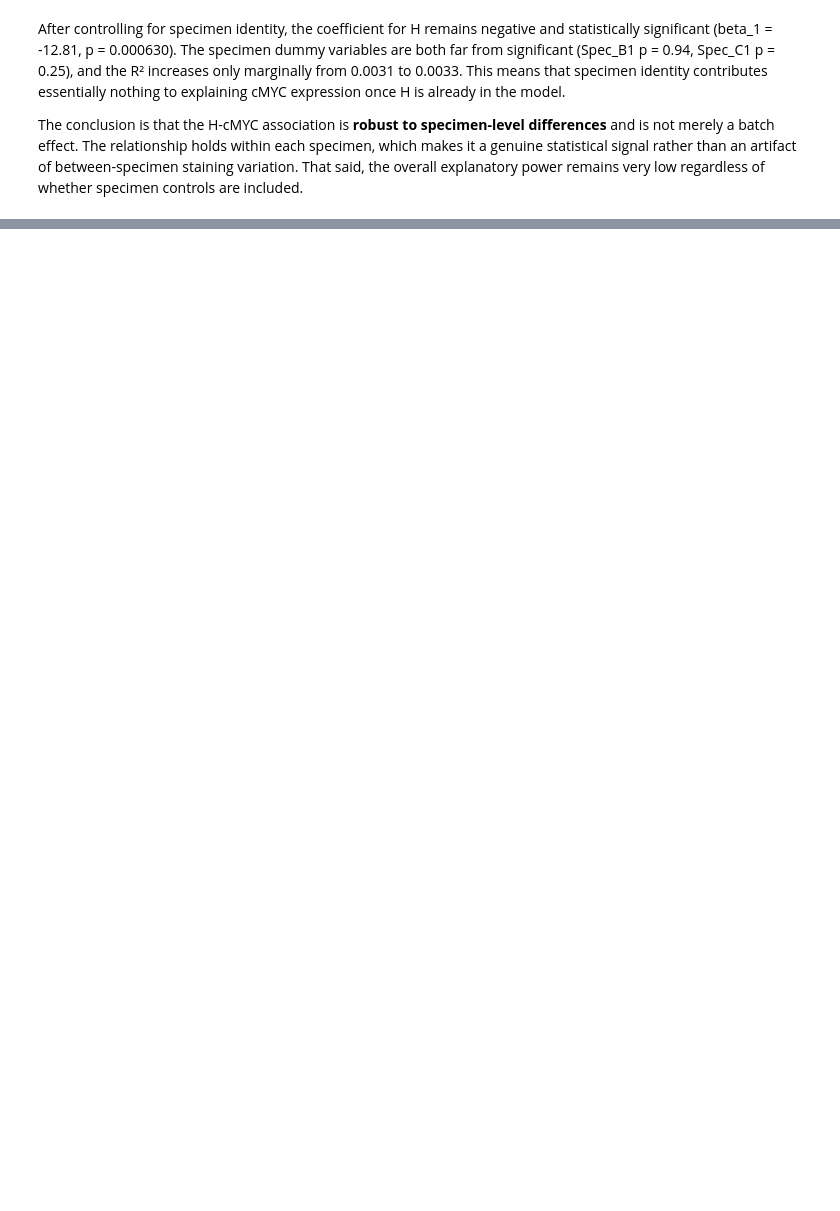
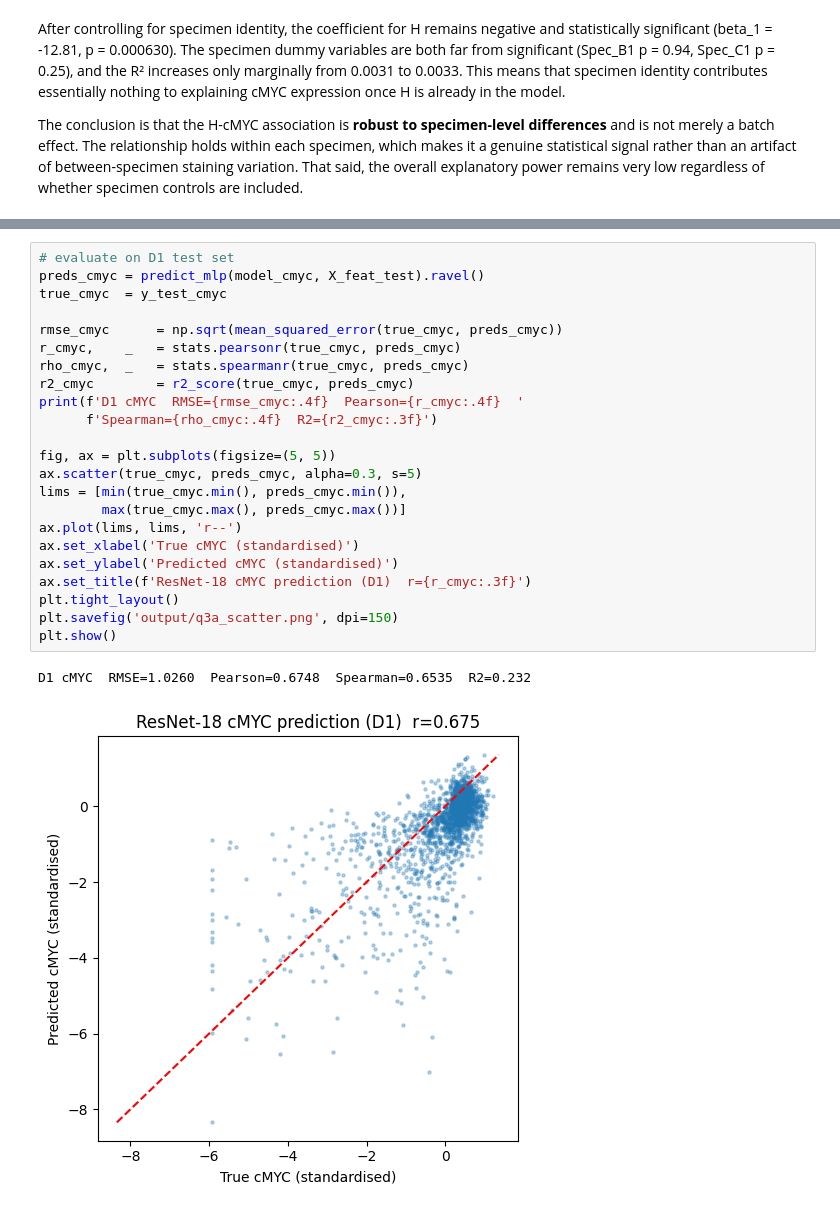
Before and after one commit to yueran-wang-warwick/cs429_assignment2, a Jupyter notebook: CS429_A2_Yueran_Wang.ipynb, the cells around one changed output, grey strips where cells are left out. Drawn from its saved outputs; the diff is of its cells as text; blank space fills up the shorter version.

```diff
--- a/CS429_A2_Yueran_Wang.ipynb
+++ b/CS429_A2_Yueran_Wang.ipynb
@@ -582,0 +1006,26 @@ The conclusion is that the H-cMYC association is **robust to specimen-level diff
+# %%
+# evaluate on D1 test set
+preds_cmyc = predict_mlp(model_cmyc, X_feat_test).ravel()
+true_cmyc  = y_test_cmyc
+
+rmse_cmyc      = np.sqrt(mean_squared_error(true_cmyc, preds_cmyc))
+r_cmyc,    _   = stats.pearsonr(true_cmyc, preds_cmyc)
+rho_cmyc,  _   = stats.spearmanr(true_cmyc, preds_cmyc)
+r2_cmyc        = r2_score(true_cmyc, preds_cmyc)
+print(f'D1 cMYC  RMSE={rmse_cmyc:.4f}  Pearson={r_cmyc:.4f}  '
+      f'Spearman={rho_cmyc:.4f}  R2={r2_cmyc:.3f}')
+
+fig, ax = plt.subplots(figsize=(5, 5))
+ax.scatter(true_cmyc, preds_cmyc, alpha=0.3, s=5)
+lims = [min(true_cmyc.min(), preds_cmyc.min()),
+        max(true_cmyc.max(), preds_cmyc.max())]
+ax.plot(lims, lims, 'r--')
+ax.set_xlabel('True cMYC (standardised)')
+ax.set_ylabel('Predicted cMYC (standardised)')
+ax.set_title(f'ResNet-18 cMYC prediction (D1)  r={r_cmyc:.3f}')
+plt.tight_layout()
+plt.savefig('output/q3a_scatter.png', dpi=150)
+plt.show()
+# %% [output]
+D1 cMYC  RMSE=1.0260  Pearson=0.6748  Spearman=0.6535  R2=0.232
+[figure, added]
```
Also changed, not shown: parts of 55 cells of this notebook, 25 other files.
